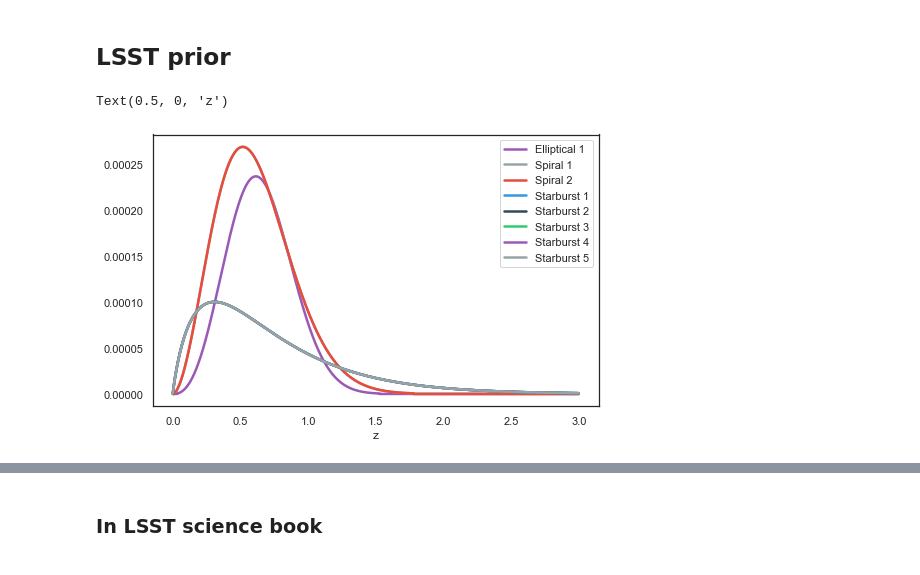
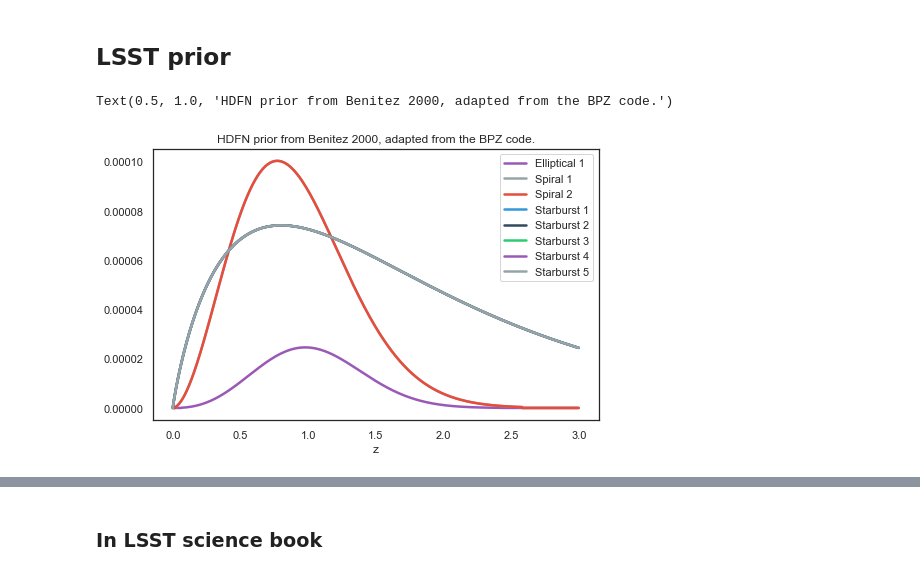
Before and after one commit to sylvielsstfr/MyDockerTools, a Jupyter notebook: UbuntuAnacondaDelightRail/notebooks/photoz_tools/Photoz_galaxy_survey_mock_Nz_inference_lsst.ipynb, the cells around one changed output, grey strips where cells are left out. Cells and saved outputs as stored; diff of their text form; code cells hidden in the pictures.

```diff
--- a/UbuntuAnacondaDelightRail/notebooks/photoz_tools/Photoz_galaxy_survey_mock_Nz_inference_lsst.ipynb
+++ b/UbuntuAnacondaDelightRail/notebooks/photoz_tools/Photoz_galaxy_survey_mock_Nz_inference_lsst.ipynb
@@ -27,6 +34,16 @@ sns.set_palette(sns.color_palette(["#9b59b6", "#95a5a6",
 # This is the prior HDFN prior from Benitez 2000, adapted from the BPZ code.
 # This could be replaced with any redshift, magnitude, and type distribution.
 def bpz_prior(z, m, nt):
+    """
+
+    bpz_prior(z, m, nt):
+
+
+
+
+
+
+    """
     nz = len(z)
     momin_hdf = 20.
     if m>32.: m = 32.
@@ -49,28 +66,33 @@ def bpz_prior(z, m, nt):
     zo = np.repeat(zo, nn)
     km = np.repeat(km, nn)
     k_t= np.repeat(k_t, nn[:2])
+
     # Fractions expected at m = 20: 35% E/S0, 50% Spiral, 15% Irr
     fo_t = 0.35, 0.5
     fo_t = fo_t / np.array(nn[:2])
     fo_t = np.repeat(fo_t, nn[:2])
+
     dm = m-momin_hdf
     zmt = np.clip(zo+km*dm,0.01,15.)
     zmt_at_a = zmt**(a)
     zt_at_a = np.power.outer(z,a)
+
     #Morphological fractions
     nellsp = nell + nsp
     f_t = np.zeros((len(a),),float)
     f_t[:nellsp] = fo_t*np.exp(-k_t*dm)
     f_t[nellsp:] = (1.-np.add.reduce(f_t[:nellsp]))/float(nsb)
+
     #Formula: zm=zo+km*(m_m_min)  and  p(z|T,m)=(z**a)*exp(-(z/zm)**a)
     p_i = zt_at_a[:nz,:nt]*np.exp(-np.clip(zt_at_a[:nz,:nt]/zmt_at_a[:nt],0.,700.))
+
     #This eliminates the very low level tails of the priors
     norm = np.add.reduce(p_i[:nz,:nt],0)
     p_i[:nz,:nt] = np.where(np.less(p_i[:nz,:nt]/norm[:nt],1e-2/float(nz)),
               0.,p_i[:nz,:nt]/norm[:nt])
     norm = np.add.reduce(p_i[:nz,:nt],0)
     p_i[:nz,:nt] = p_i[:nz,:nt]/norm[:nt]*f_t[:nt]
-    return p_i
+    return p_i  # return 2D template nz x nt
 # %% [markdown]
 ## LSST prior
 # %%
@@ -92,33 +114,34 @@ selectedtemplates = np.repeat(False, 8)
 templatetypesnb = (1, 2, 5) # nb of ellipticals, spirals, and starburst used in the 8-template library.
 selectedtemplates[:] = True
 
 # Uncomment that to use three templates using
 #templatetypesnb = (1,1,1) #(1,2,8-3)
 #selectedtemplates[0:1] = True
 nt = sum(templatetypesnb)
 
 ellipticals = ['El_B2004a.sed'][0:templatetypesnb[0]]
 spirals = ['Sbc_B2004a.sed','Scd_B2004a.sed'][0:templatetypesnb[1]]
 irregulars = ['Im_B2004a.sed','SB3_B2004a.sed','SB2_B2004a.sed',
            'ssp_25Myr_z008.sed','ssp_5Myr_z008.sed'][0:templatetypesnb[2]]
 template_names = [nm.replace('.sed','') for nm in ellipticals+spirals+irregulars]
 
 # Use the p(z,t,m) distribution defined above
-m = 22.0 # some reference magnitude
+m = 26.0 # some reference magnitude
 p_z__t_m = bpz_prior(z_grid, m, templatetypesnb)
 
 # Convenient function for template names
 def mknames(nt):
     return ['Elliptical '+str(i+1) for i in range(nt[0])] \
     + ['Spiral '+str(i+1) for i in range(nt[1])]\
     + ['Starburst '+str(i+1) for i in range(nt[2])]
 names = mknames(templatetypesnb)
 
 # Plot the priors for these templates
 fig, ax = plt.subplots(1, 1, figsize=(8, 5))
 p = ax.plot(z_grid, p_z__t_m)
 ax.legend(p, labels=names)
 ax.set_xlabel("z")
+ax.set_title("HDFN prior from Benitez 2000, adapted from the BPZ code.")
 # %% [output]
-Text(0.5, 0, 'z')
+Text(0.5, 1.0, 'HDFN prior from Benitez 2000, adapted from the BPZ code.')
-[figure, old version]
+[figure, new version]
```
Also changed, not shown: parts of 34 cells of this notebook.
